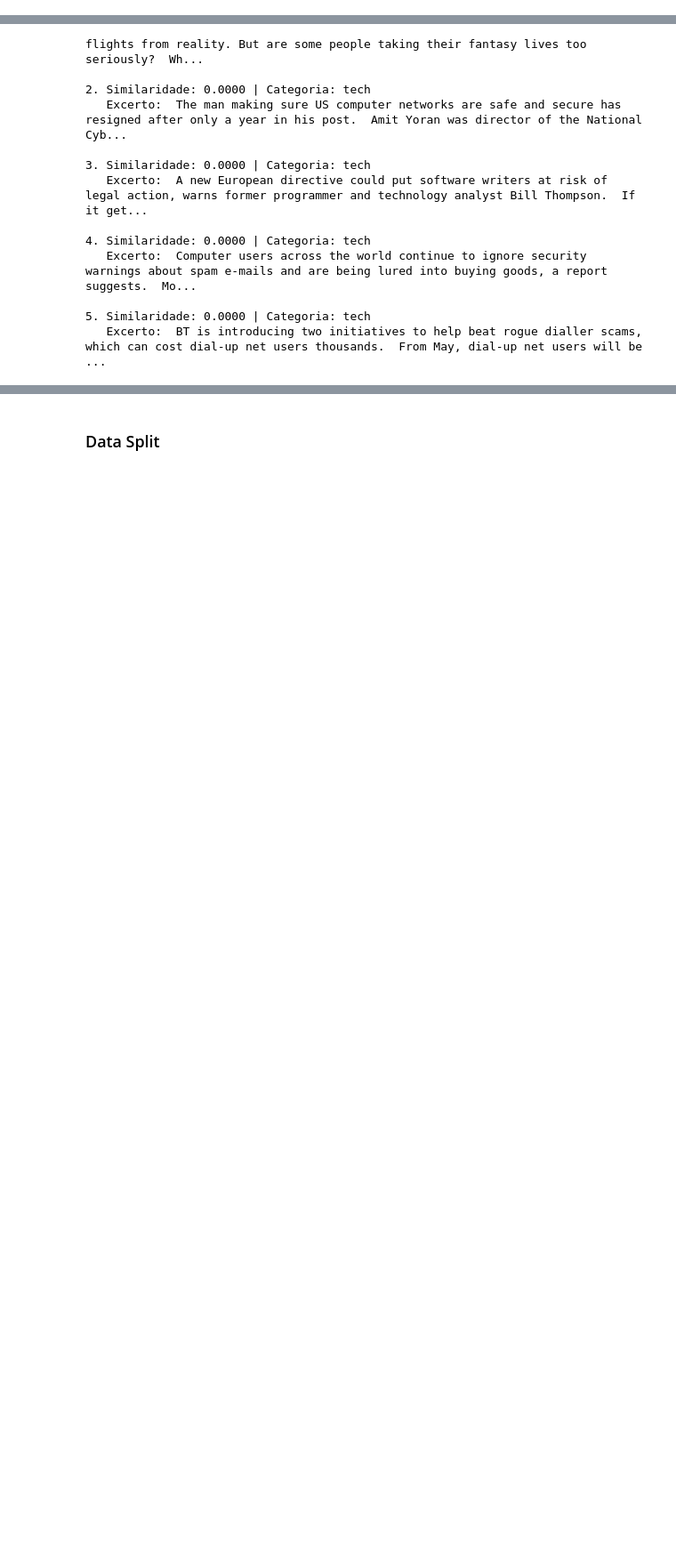
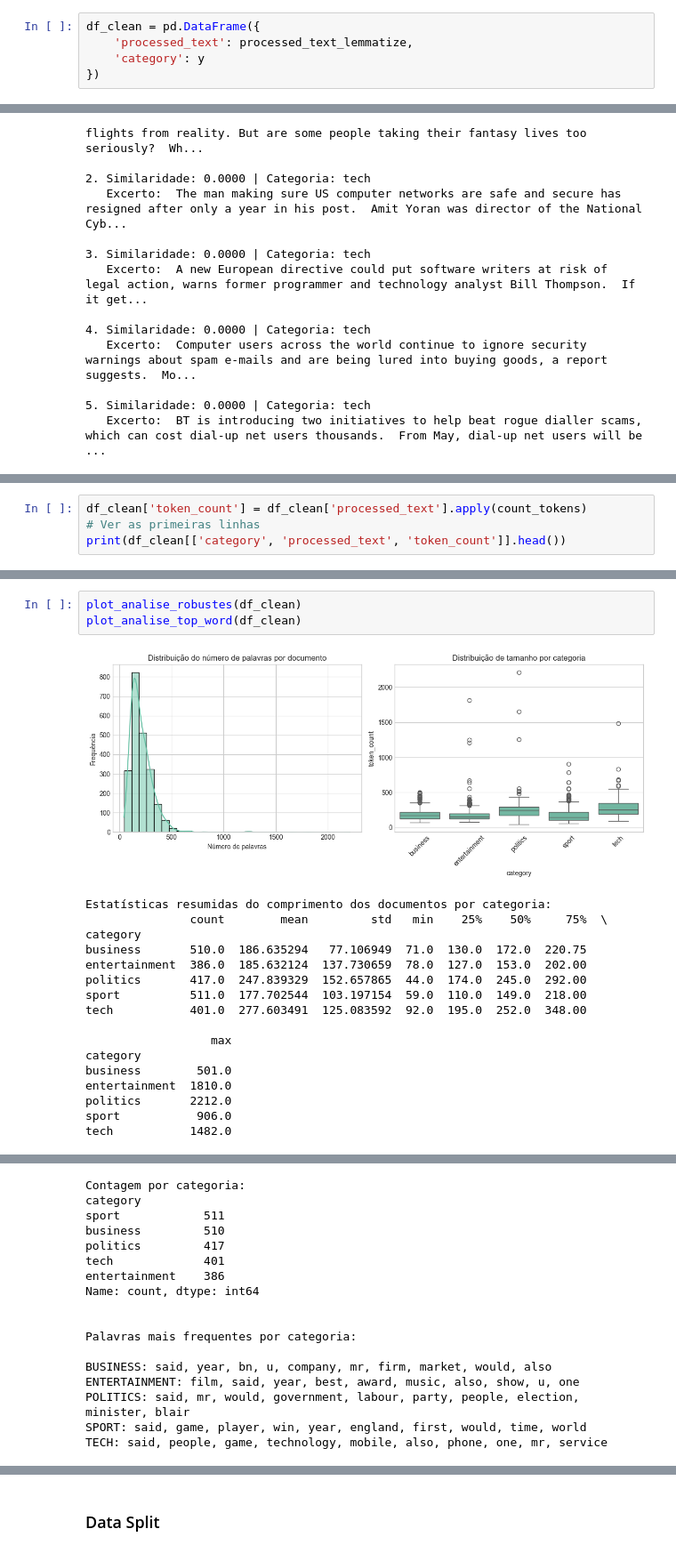
Before and after one commit to LMRocha/NLP_BBC-News-Classification, a Jupyter notebook: bbc_news_classification.ipynb, the cells around one changed output, grey strips where cells are left out. Shown at 89% size. Saved outputs shown, nothing was run; the diff lists cells and outputs as text; blank space fills up the shorter version.

```diff
--- a/bbc_news_classification.ipynb
+++ b/bbc_news_classification.ipynb
@@ -254,6 +483,11 @@ processed_text_stemmize = [preprocess_text(text, False, True, False) for text in
 df_processed_lemmatize = pd.DataFrame(processed_text_lemmatize, columns=['lemmatize'])
 df_processed_stemmize = pd.DataFrame(processed_text_stemmize, columns=['stemmize'])
 processed_texts=[processed_text_stemmize,processed_text_lemmatize]
+# %%
+df_clean = pd.DataFrame({
+    'processed_text': processed_text_lemmatize,
+    'category': y
+})
 # %% [markdown]
 ### Visualização
 # %%
@@ -372,0 +611,4 @@ Query: 'computer'
+# %%
+df_clean['token_count'] = df_clean['processed_text'].apply(count_tokens)
+# Ver as primeiras linhas
+print(df_clean[['category', 'processed_text', 'token_count']].head())
@@ -372,0 +626,21 @@ Query: 'computer'
+# %%
+plot_analise_robustes(df_clean)
+plot_analise_top_word(df_clean)
+# %% [output]
+[figure, added]
+Estatísticas resumidas do comprimento dos documentos por categoria:
+               count        mean         std   min    25%    50%     75%  \
+category
+business       510.0  186.635294   77.106949  71.0  130.0  172.0  220.75
+entertainment  386.0  185.632124  137.730659  78.0  127.0  153.0  202.00
+politics       417.0  247.839329  152.657865  44.0  174.0  245.0  292.00
+sport          511.0  177.702544  103.197154  59.0  110.0  149.0  218.00
+tech           401.0  277.603491  125.083592  92.0  195.0  252.0  348.00
+
+                  max
+category
+business        501.0
+entertainment  1810.0
+politics       2212.0
+sport           906.0
+tech           1482.0
@@ -372,0 +648,17 @@ Query: 'computer'
+Contagem por categoria:
+category
+sport            511
+business         510
+politics         417
+tech             401
+entertainment    386
+Name: count, dtype: int64
+
+
+Palavras mais frequentes por categoria:
+
+BUSINESS: said, year, bn, u, company, mr, firm, market, would, also
+ENTERTAINMENT: film, said, year, best, award, music, also, show, u, one
+POLITICS: said, mr, would, government, labour, party, people, election, minister, blair
+SPORT: said, game, player, win, year, england, first, would, time, world
+TECH: said, people, game, technology, mobile, also, phone, one, mr, service
```
Also changed, not shown: parts of 25 cells of this notebook, 1 other file.
